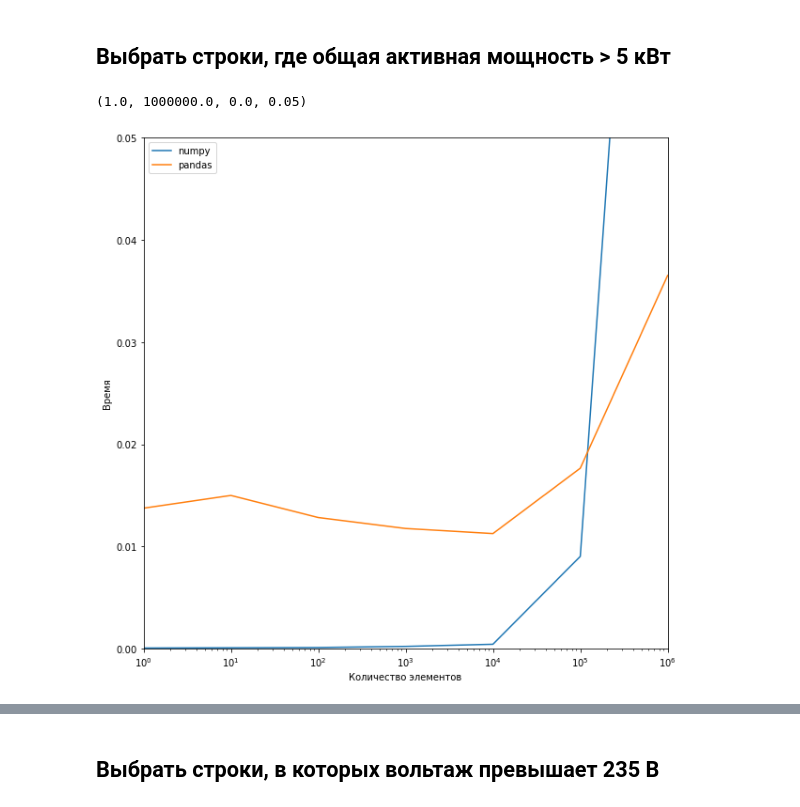
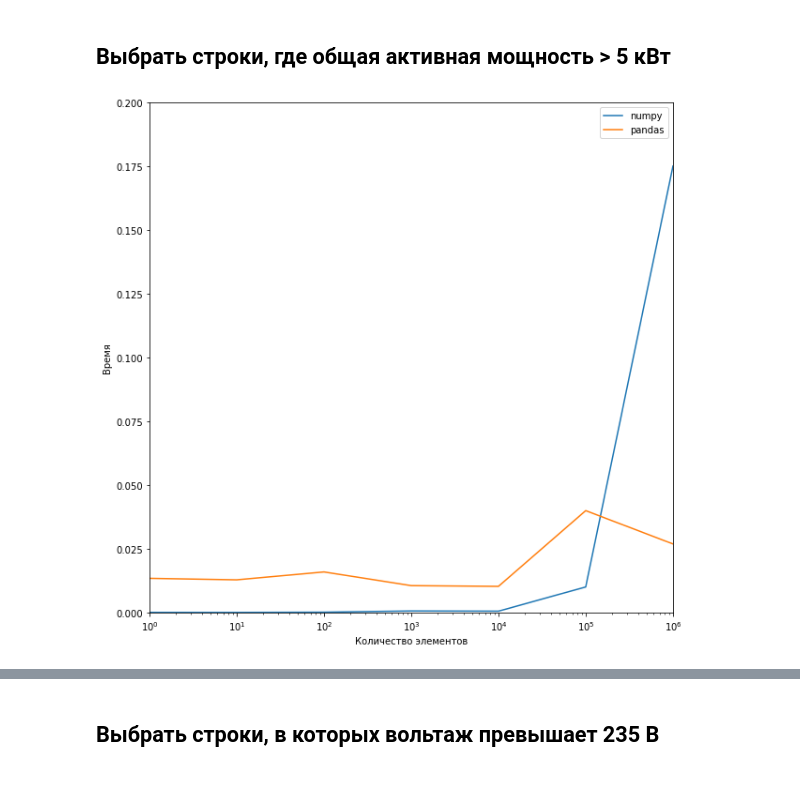
Before and after one commit to JadeLiber/ds_labs, a Jupyter notebook: lab3_ds/lab3.ipynb, the cells around one changed output, grey strips where cells are left out. Drawn from its saved outputs; the diff is of its cells as text; code cells hidden in the pictures.

Commit message:
make_plot func added

```diff
--- a/lab3_ds/lab3.ipynb
+++ b/lab3_ds/lab3.ipynb
@@ -355,21 +359,22 @@ x = []
 for i in range(0, 7):
     i=10**i
     x.append(i)
+for i in x:
     y1.append(timeit.timeit('arr_pow(arr[:i], 5)',number=10, globals = globals()))
     y2.append(timeit.timeit('active_power(df[:i], 5)',number=10, globals = globals()))
-
-plt.figure(figsize=(10,10))
-f1 = plt.semilogx(x, y1, label="task1")
-f2 = plt.semilogx(x, y2, label="task2")
-plt.legend(['numpy', 'pandas'])
-plt.xlabel("Количество элементов")
-plt.ylabel("Время")
-plt.axis([1, 1000000, 0, 0.05])
-
-#print(x, y1)
-# %% [output]
-(1.0, 1000000.0, 0.0, 0.05)
-[figure, removed]
+# %%
+def make_plot( x_max, y_max):
+    plt.figure(figsize=(10,10))
+    f1 = plt.semilogx(x, y1, label="task1")
+    f2 = plt.semilogx(x, y2, label="task2")
+    plt.legend(['numpy', 'pandas'])
+    plt.xlabel("Количество элементов")
+    plt.ylabel("Время")
+    plt.axis([1, x_max, 0, y_max])
+# %%
+make_plot( 1000000, 0.2)
+# %% [output]
+[figure, added]
 # %%
 %%time
 arr_pow(arr, 5)
```
Also changed, not shown: parts of 32 cells of this notebook.
